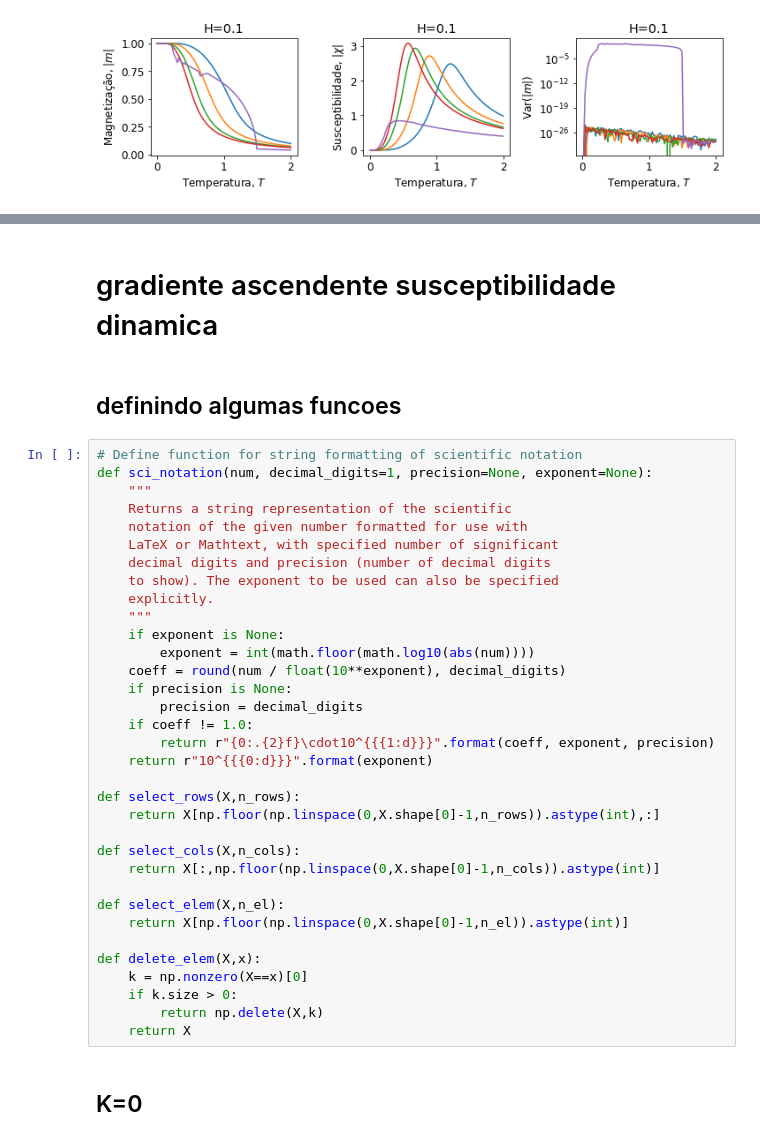
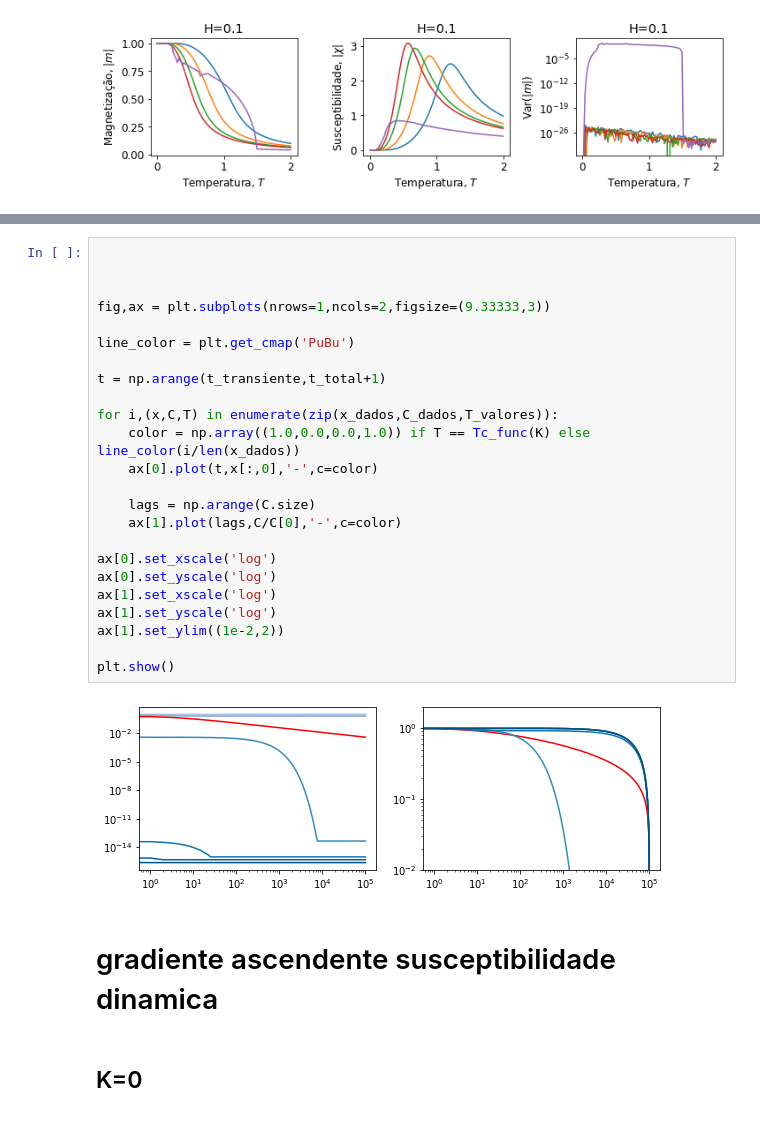
Before and after one commit to neuro-physics/annni-phase-trans-py, a Jupyter notebook: simula_ktz.ipynb, the cells around one changed output, grey strips where cells are left out. Drawn from its saved outputs; the diff is of its cells as text.

```diff
--- a/simula_ktz.ipynb
+++ b/simula_ktz.ipynb
@@ -208,41 +293,31 @@ K = 1.5
+# %%
+
+
+
+fig,ax = plt.subplots(nrows=1,ncols=2,figsize=(9.33333,3))
+
+line_color = plt.get_cmap('PuBu')
+
+t = np.arange(t_transiente,t_total+1)
+
+for i,(x,C,T) in enumerate(zip(x_dados,C_dados,T_valores)):
+    color = np.array((1.0,0.0,0.0,1.0)) if T == Tc_func(K) else line_color(i/len(x_dados))
+    ax[0].plot(t,x[:,0],'-',c=color)
+
+    lags = np.arange(C.size)
+    ax[1].plot(lags,C/C[0],'-',c=color)
+
+ax[0].set_xscale('log')
+ax[0].set_yscale('log')
+ax[1].set_xscale('log')
+ax[1].set_yscale('log')
+ax[1].set_ylim((1e-2,2))
+
+plt.show()
+# %% [output]
+[figure, added]
 # %% [markdown]
 # gradiente ascendente susceptibilidade dinamica
-# %% [markdown]
-## definindo algumas funcoes
-# %%
-# Define function for string formatting of scientific notation
-def sci_notation(num, decimal_digits=1, precision=None, exponent=None):
-    """
-    Returns a string representation of the scientific
-    notation of the given number formatted for use with
-    LaTeX or Mathtext, with specified number of significant
-    decimal digits and precision (number of decimal digits
-    to show). The exponent to be used can also be specified
-    explicitly.
-    """
-    if exponent is None:
-        exponent = int(math.floor(math.log10(abs(num))))
-    coeff = round(num / float(10**exponent), decimal_digits)
-    if precision is None:
-        precision = decimal_digits
-    if coeff != 1.0:
-        return r"{0:.{2}f}\cdot10^{{{1:d}}}".format(coeff, exponent, precision)
-    return r"10^{{{0:d}}}".format(exponent)
-
-def select_rows(X,n_rows):
-    return X[np.floor(np.linspace(0,X.shape[0]-1,n_rows)).astype(int),:]
-
-def select_cols(X,n_cols):
-    return X[:,np.floor(np.linspace(0,X.shape[0]-1,n_cols)).astype(int)]
-
-def select_elem(X,n_el):
-    return X[np.floor(np.linspace(0,X.shape[0]-1,n_el)).astype(int)]
-
-def delete_elem(X,x):
-    k = np.nonzero(X==x)[0]
-    if k.size > 0:
-        return np.delete(X,k)
-    return X
 # %% [markdown]
 ## K=0
 # %%
```
Also changed, not shown: parts of 5 cells of this notebook, 1 other file.
